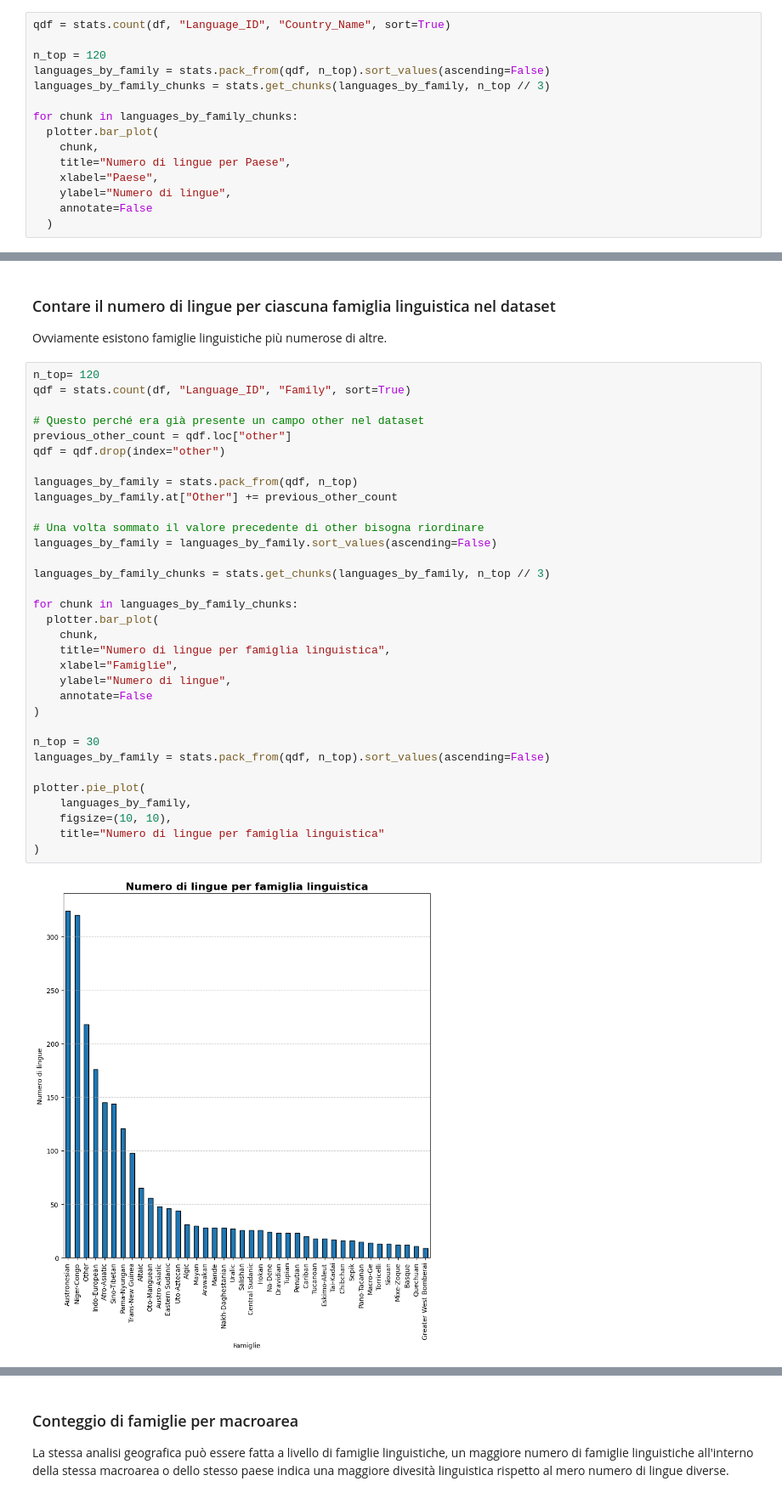
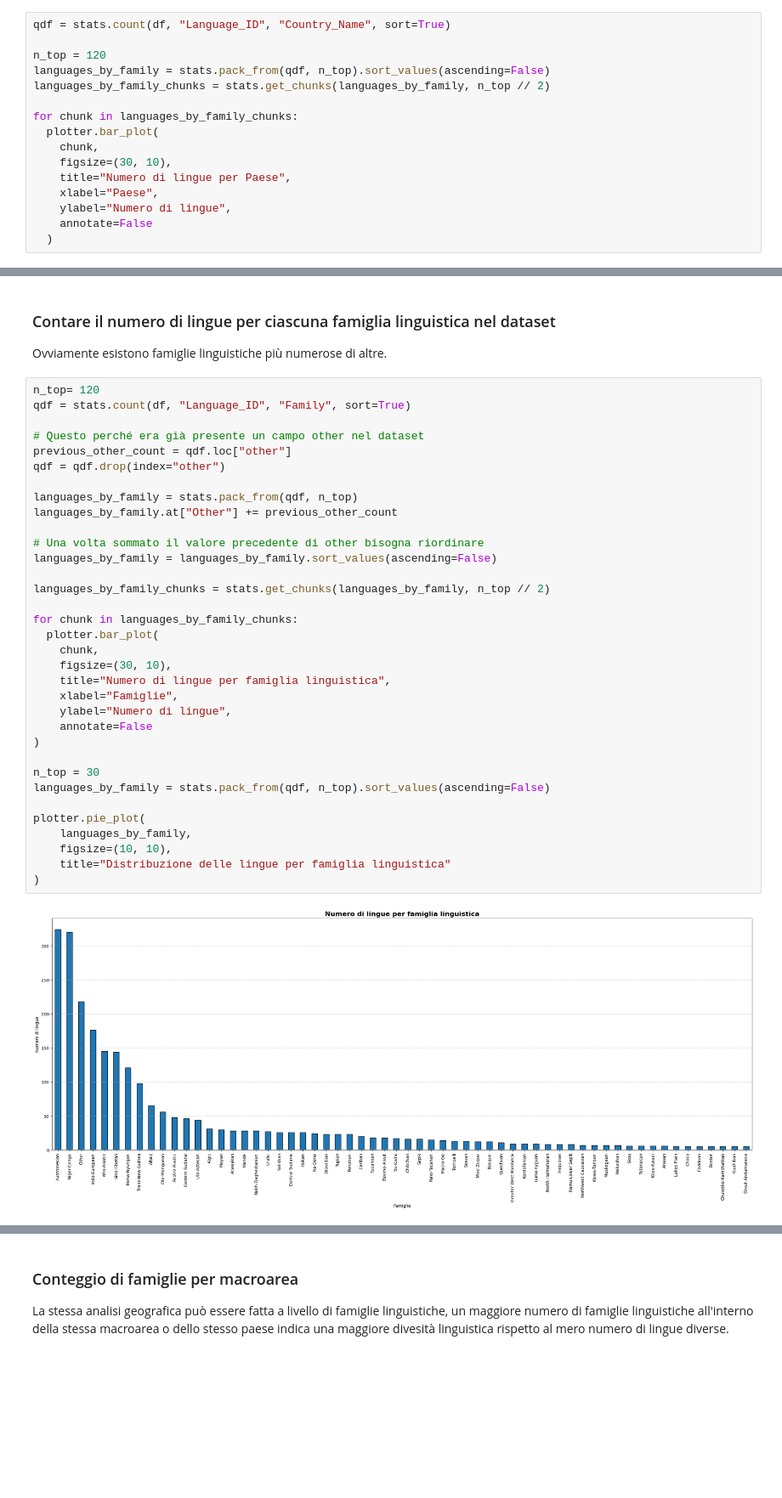
Before and after one commit to FedeBrus/Progetto1FAS, a Jupyter notebook: notebooks/Part1.ipynb, the cells around one changed output, grey strips where cells are left out. Shown at 85% size. Saved outputs shown, nothing was run; the diff lists cells and outputs as text; blank space fills up the shorter version.

```diff
--- a/notebooks/Part1.ipynb
+++ b/notebooks/Part1.ipynb
@@ -56,11 +56,12 @@ qdf = stats.count(df, "Language_ID", "Country_Name", sort=True)
 
 n_top = 120
 languages_by_family = stats.pack_from(qdf, n_top).sort_values(ascending=False)
-languages_by_family_chunks = stats.get_chunks(languages_by_family, n_top // 3)
+languages_by_family_chunks = stats.get_chunks(languages_by_family, n_top // 2)
 
 for chunk in languages_by_family_chunks:
   plotter.bar_plot(
     chunk,
+    figsize=(30, 10),
     title="Numero di lingue per Paese",
     xlabel="Paese",
     ylabel="Numero di lingue",
@@ -78,33 +78,34 @@ n_top= 120
 qdf = stats.count(df, "Language_ID", "Family", sort=True)
 
 # Questo perché era già presente un campo other nel dataset
 previous_other_count = qdf.loc["other"]
 qdf = qdf.drop(index="other")
 
 languages_by_family = stats.pack_from(qdf, n_top)
 languages_by_family.at["Other"] += previous_other_count
 
 # Una volta sommato il valore precedente di other bisogna riordinare
 languages_by_family = languages_by_family.sort_values(ascending=False)
 
-languages_by_family_chunks = stats.get_chunks(languages_by_family, n_top // 3)
+languages_by_family_chunks = stats.get_chunks(languages_by_family, n_top // 2)
 
 for chunk in languages_by_family_chunks:
   plotter.bar_plot(
     chunk,
+    figsize=(30, 10),
     title="Numero di lingue per famiglia linguistica",
     xlabel="Famiglie",
     ylabel="Numero di lingue",
     annotate=False
 )
 
 n_top = 30
 languages_by_family = stats.pack_from(qdf, n_top).sort_values(ascending=False)
 
 plotter.pie_plot(
     languages_by_family,
     figsize=(10, 10),
-    title="Numero di lingue per famiglia linguistica"
+    title="Distribuzione delle lingue per famiglia linguistica"
 )
 # %% [output]
-[figure, old version]
+[figure, new version]
```
Also changed, not shown: parts of 9 cells of this notebook, 5 other files.
